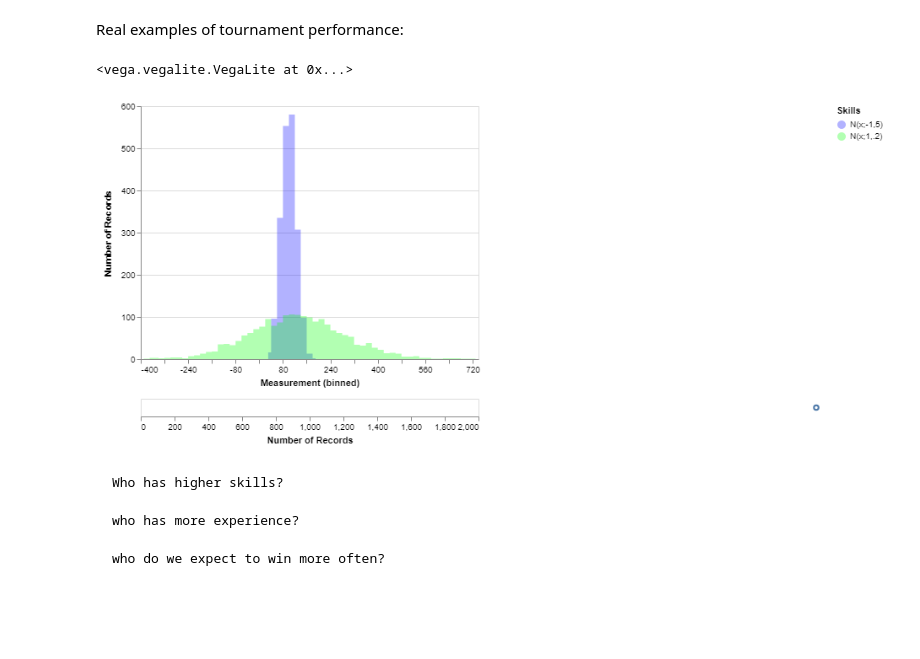
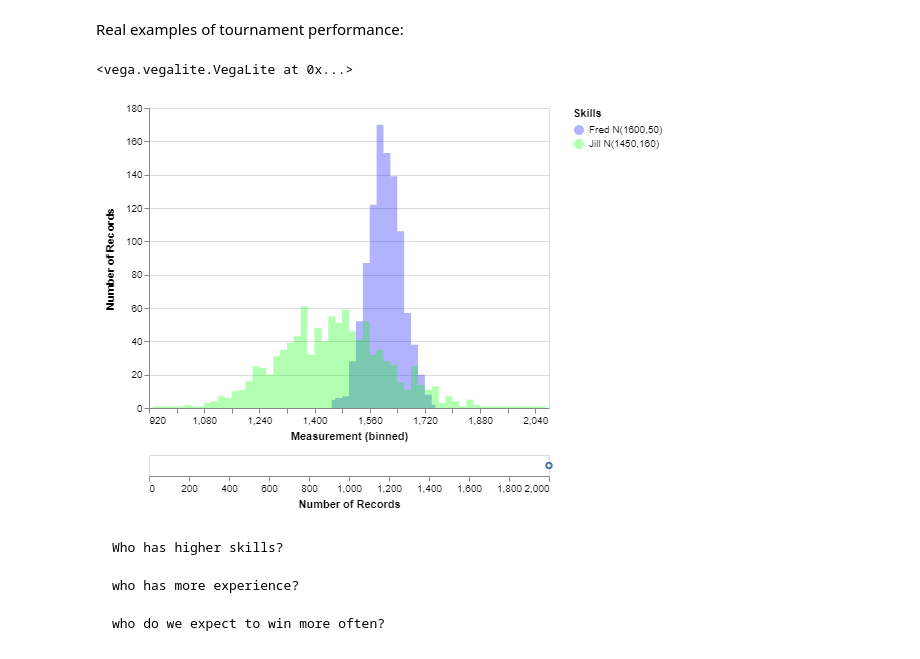
Before and after one commit to Rubiel1/ModelBasedMLCh3, a Jupyter notebook: Pyro notebook on matching (work in progress).ipynb, the cells around one changed output. Cells and saved outputs as stored; diff of their text form; code cells hidden in the pictures; blank space fills up the shorter version.

Commit message:
Update on factor graphs

```diff
--- a/Pyro notebook on matching (work in progress).ipynb
+++ b/Pyro notebook on matching (work in progress).ipynb
@@ -92,41 +114,41 @@ import numpy as np
 np.random.seed(42)
 
 # Generating Data
-source = pd.DataFrame({'N(x;1,.2)': np.random.normal(120, 160, 2000),
-                   'N(x;-1,5)': np.random.normal(100, 25, 2000)})
+source = pd.DataFrame({'Jill N(1450,160)': np.random.normal(1450, 160, 1000),
+                   'Fred N(1600,50)': np.random.normal(1600, 50, 1000)})
 #source = source.clip(0, 10)
 
 # Tidying Data
 sourced = pd.melt(
     source,
     id_vars=source.index.name,
     value_vars=source.columns,
     var_name='Skills',
     value_name='Measurement'
 )
 interval = alt.selection_interval(encodings=['x'])
 ats = alt.Chart(sourced).mark_area(
     opacity=0.3,
     interpolate='step'
 ).encode(
     alt.X('Measurement', bin=alt.Bin(maxbins=100)),
     alt.Y('count()', stack=None),
     alt.Color(
         'Skills',
         scale=alt.Scale(range=['#0000ff','#00ff00'])
     )
 ).add_selection(
     interval
 )
 
 hist = alt.Chart(sourced).mark_point().encode(
 alt.X('count()', scale=alt.Scale(domain=[0,2000]))
 ).transform_filter(interval)
 
 ats & hist
 # %% [output]
 <vega.vegalite.VegaLite at 0x...>
-[figure, old version]
+[figure, new version]
 # %% [markdown]
     Who has higher skills?
 
```
Also changed, not shown: parts of 31 cells of this notebook, 5 other files.
